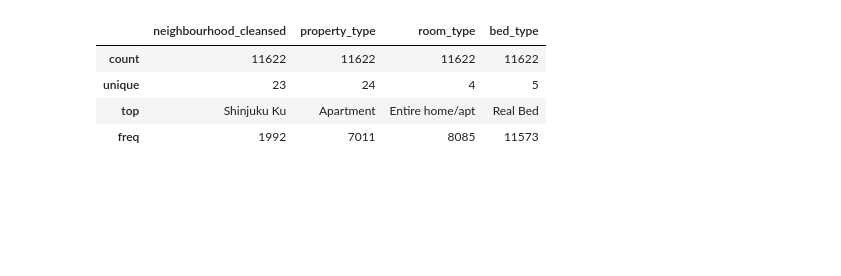
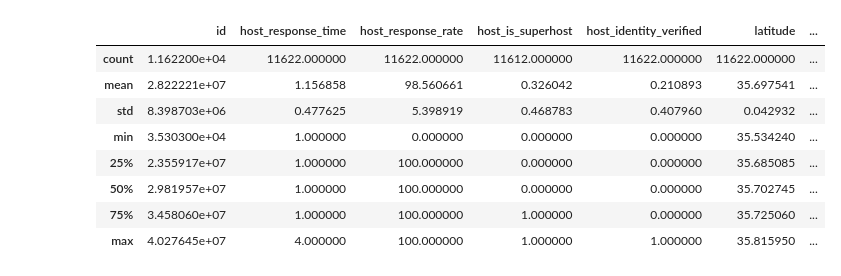
Before and after one commit to serinamarie/AirBnb-Optimal-Price, a Jupyter notebook: sg_tokyo_clean.ipynb, the cells around one changed output. Saved outputs shown, nothing was run; the diff lists cells and outputs as text; code cells hidden in the pictures; blank space fills up the shorter version.

```diff
--- a/sg_tokyo_clean.ipynb
+++ b/sg_tokyo_clean.ipynb
@@ -168,14 +162,15 @@ def wrangle(df):
     # Columns to drop
     all_or_none = ['thumbnail_url', 'medium_url', 'picture_url', 'xl_picture_url', 'host_id', 'host_url', 'host_name', 'has_availability', 'requires_license',
                    'neighbourhood_group_cleansed', 'weekly_price', 'monthly_price', 'listing_url', 'scrape_id',
-                   'last_scraped', 'experiences_offered', ]
+                   'last_scraped', 'experiences_offered']
     strings = ['neighborhood_overview', 'interaction', 'access', 'transit', 'notes', 'house_rules', 'description',
                'space', 'summary', 'name', 'license', 'amenities']
     irrelevant = ['host_location', 'host_about', 'host_acceptance_rate', 'host_thumbnail_url', 'host_picture_url',
                   'is_location_exact', 'calendar_updated', 'calendar_last_scraped']
     redundant = ['city', 'state','zipcode', 'market', 'smart_location', 'country_code', 'country',
                  'minimum_minimum_nights', 'maximum_minimum_nights', 'minimum_maximum_nights',
-                 'maximum_maximum_nights', 'minimum_nights_avg_ntm', 'maximum_nights_avg_ntm', 'host_neighbourhood']
+                 'maximum_maximum_nights', 'minimum_nights_avg_ntm', 'maximum_nights_avg_ntm', 'host_neighbourhood',
+                 'bathrooms', 'bedrooms']
     null_or_uniform = ['jurisdiction_names', 'is_business_travel_ready', 'require_guest_profile_picture',
                        'require_guest_phone_verification', 'calculated_host_listings_count_entire_homes',
                        'calculated_host_listings_count_private_rooms', 'calculated_host_listings_count_shared_rooms',
@@ -195,10 +190,14 @@ def wrangle(df):
 listings = wrangle(listings)
 # %%
 pd.set_option('display.max_columns', None)
-listings.describe(exclude='number')
+listings.describe()
 # %% [output]
-|  | neighbourhood_cleansed | property_type | room_type | bed_type |
-| count | 11622 | 11622 | 11622 | 11622 |
-| unique | 23 | 24 | 4 | 5 |
-| top | Shinjuku Ku | Apartment | Entire home/apt | Real Bed |
-| freq | 1992 | 7011 | 8085 | 11573 |
+|  | id | host_response_time | host_response_rate | host_is_superhost | host_identity_verified | latitude | ... |
+| count | 1.162200e+04 | 11622.000000 | 11622.000000 | 11612.000000 | 11622.000000 | 11622.000000 | ... |
+| mean | 2.822221e+07 | 1.156858 | 98.560661 | 0.326042 | 0.210893 | 35.697541 | ... |
+| std | 8.398703e+06 | 0.477625 | 5.398919 | 0.468783 | 0.407960 | 0.042932 | ... |
+| min | 3.530300e+04 | 1.000000 | 0.000000 | 0.000000 | 0.000000 | 35.534240 | ... |
+| 25% | 2.355917e+07 | 1.000000 | 100.000000 | 0.000000 | 0.000000 | 35.685085 | ... |
+| 50% | 2.981957e+07 | 1.000000 | 100.000000 | 0.000000 | 0.000000 | 35.702745 | ... |
+| 75% | 3.458060e+07 | 1.000000 | 100.000000 | 1.000000 | 0.000000 | 35.725060 | ... |
+| max | 4.027645e+07 | 4.000000 | 100.000000 | 1.000000 | 1.000000 | 35.815950 | ... |
```
Also changed, not shown: parts of 2 cells of this notebook.
